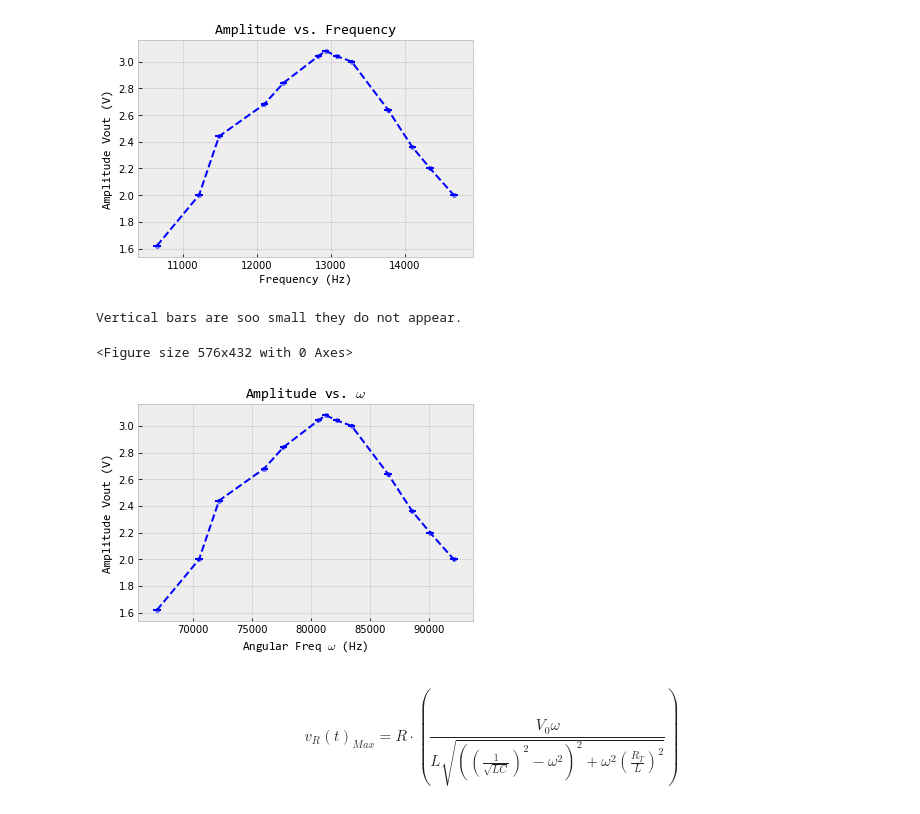
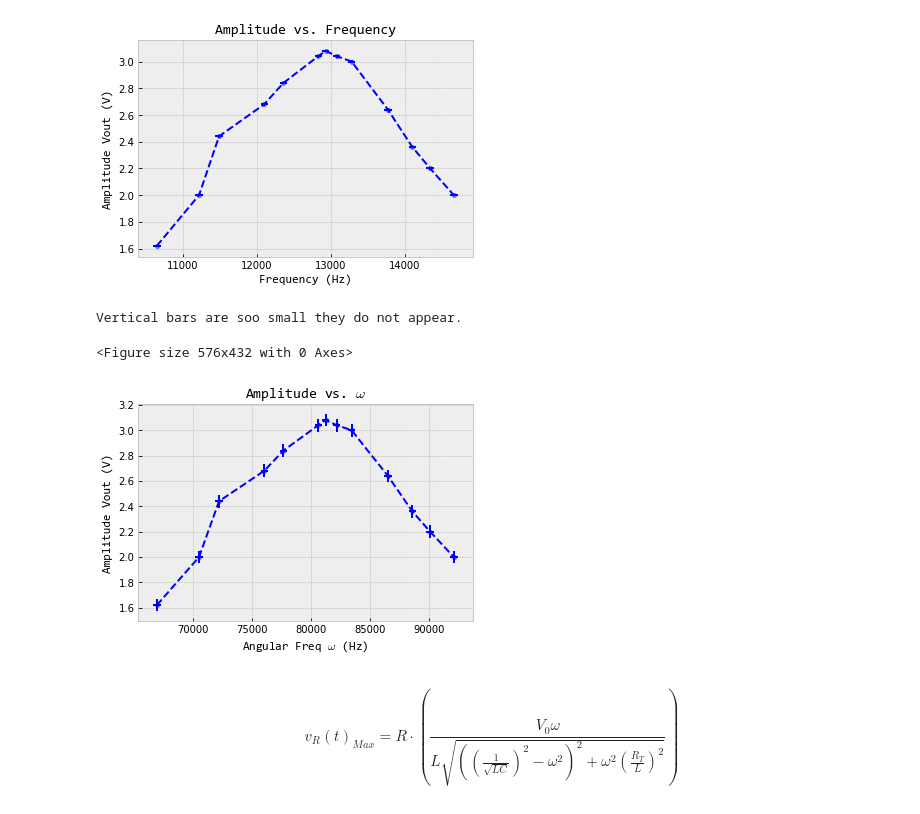
Before and after one commit to Drixitel/134-Lab-Spring-2023, a Jupyter notebook: Code/Chaos/ErrorPropGraphs.ipynb, the cells around one changed output. Cells and saved outputs as stored; diff of their text form; code cells hidden in the pictures.

```diff
--- a/Code/Chaos/ErrorPropGraphs.ipynb
+++ b/Code/Chaos/ErrorPropGraphs.ipynb
@@ -271,29 +271,29 @@ Vertical bars are soo small they do not appear.
 # %%
 # plot Vout vs f
 
 #style
 hfont = {'fontname':'Consolas'}
 
 plt.figure(figsize=(8,6))
 plt.style.use('bmh')
 RCLdata.plot.scatter(x ='w', y = 'VOut CH2', alpha =0.5 )
 
 phistd = np.sqrt(Phivar)
-plt.errorbar(RCLdata['w'],RCLdata['VOut CH2'], yerr=RCLdata['VOutSig'] ,xerr=RCLdata['wSig'], fmt= '--b'  )
+plt.errorbar(RCLdata['w'],RCLdata['VOut CH2'], yerr=RCLdata['VOutSig']*5 ,xerr=RCLdata['wSig'], fmt= '--b'  )
 
 #Labels
 plt.title("Amplitude vs. $\omega$", **hfont)
 plt.ylabel("Amplitude Vout (V)", **hfont)
 plt.xlabel("Angular Freq $\omega$ (Hz)", **hfont)
 
 
 # plt.savefig("hello3.png", bbox_inches='tight')
 
 print("Vertical bars are soo small they do not appear.")
 # %% [output]
 Vertical bars are soo small they do not appear.
 <Figure size 576x432 with 0 Axes>
-[figure, old version]
+[figure, new version]
 # %% [markdown]
 $$
 v_R(t)_{Max} = R\cdot \left(\frac{V_0 \omega }{L\sqrt{((\frac{1}{\sqrt{LC}})^2-\omega^2)^2 +\omega^2(\frac{R_T}{L})^2}}\right)
```
Also changed, not shown: parts of 1 cell of this notebook.
